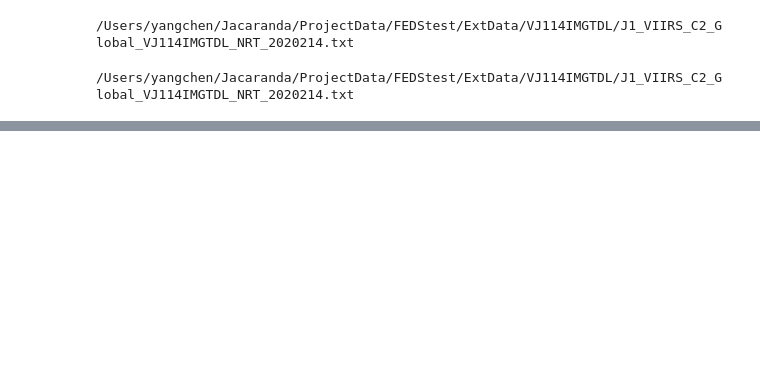
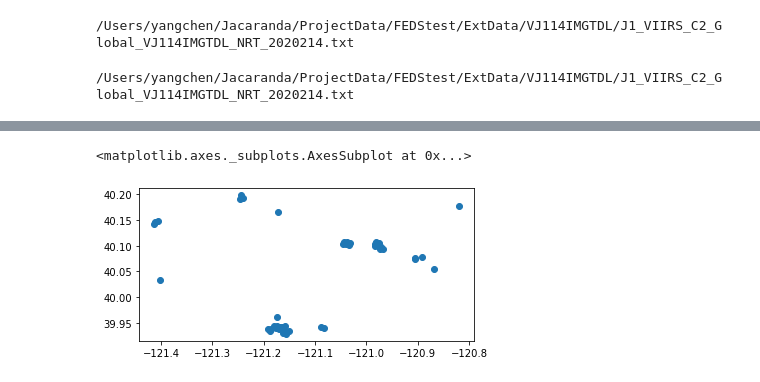
Before and after one commit to Earth-Information-System/fireatlas, a Jupyter notebook: CodeDebug.ipynb, the cells around one changed output, grey strips where cells are left out. Drawn from its saved outputs; the diff is of its cells as text; code cells hidden in the pictures; blank space fills up the shorter version.

```diff
--- a/CodeDebug.ipynb
+++ b/CodeDebug.ipynb
@@ -530,2 +638,4 @@ df = FireIO.read_VJ114IMGTDL((2020,8,1,'AM'))
 # %% [output]
 /Users/yangchen/Jacaranda/ProjectData/FEDStest/ExtData/VJ114IMGTDL/J1_VIIRS_C2_Global_VJ114IMGTDL_NRT_2020214.txt
+# %%
+df_SNPP = FireIO.read_AFPSNPP(t,region)
@@ -649 +724,8 @@ dtype: object
+# %%
+mp_SNPP = gpd.points_from_xy(df_SNPP.Lon, df_SNPP.Lat)
+# %%
+gpd.GeoSeries(mp_SNPP).plot()
+# %% [output]
+<matplotlib.axes._subplots.AxesSubplot at 0x...>
+[figure, added]
 # %%
```
Also changed, not shown: parts of 96 cells of this notebook, 5 other files.
